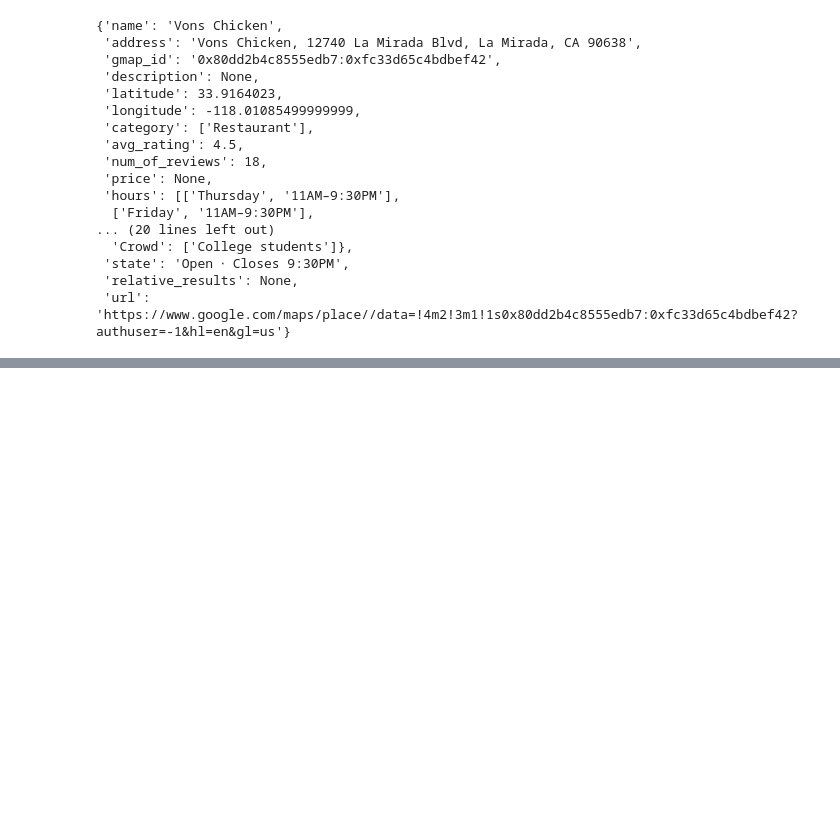
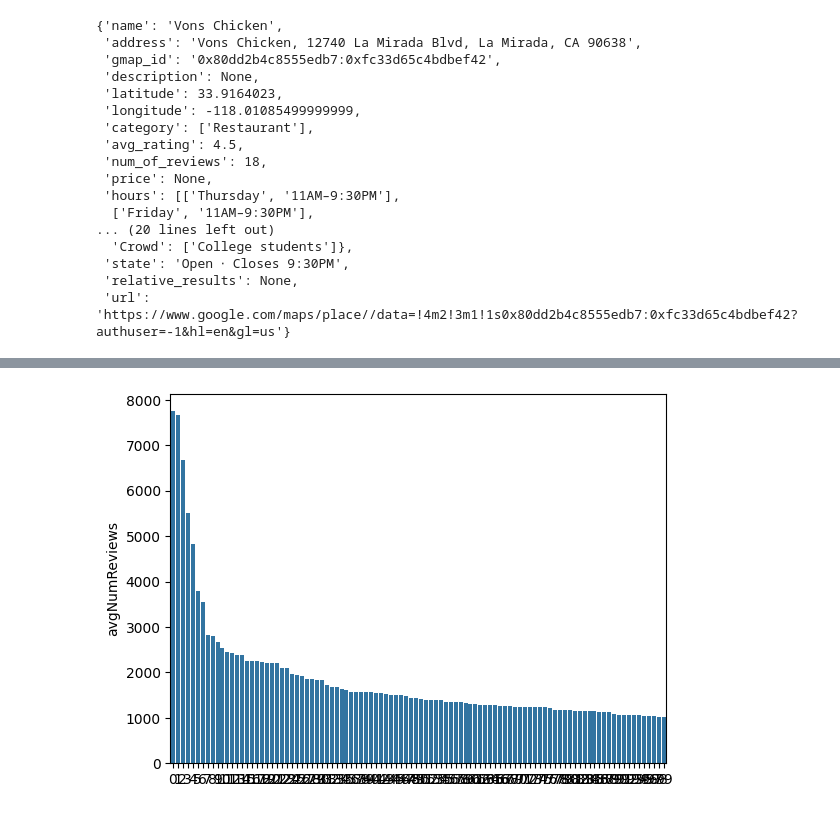
Before and after one commit to pedrozavalat/iic3633-proyecto, a Jupyter notebook: utils/iic3633_restaurants_datagen.ipynb, the cells around one changed output, grey strips where cells are left out. Drawn from its saved outputs; the diff is of its cells as text; code cells hidden in the pictures; blank space fills up the shorter version.

```diff
--- a/utils/iic3633_restaurants_datagen.ipynb
+++ b/utils/iic3633_restaurants_datagen.ipynb
@@ -165,2 +184,6 @@ df_restaurants
 # %%
 df_restaurants.to_csv('restaurants.csv', index=True)
+# %%
+rest_idxs = list(range(df_restaurants.shape[0]))
+# %%
+K = 100
@@ -166,0 +192,7 @@ df_restaurants.to_csv('restaurants.csv', index=True)
+# %%
+# Most K popular restaurants
+
+mp_values = df_restaurants.sort_values(by="avgNumReviews", ascending=False).iloc[0:K]
+plot = sns.barplot(x=rest_idxs[0:K], y=mp_values['avgNumReviews'])
+# %% [output]
+[figure, added]
```
Also changed, not shown: parts of 9 cells of this notebook.
